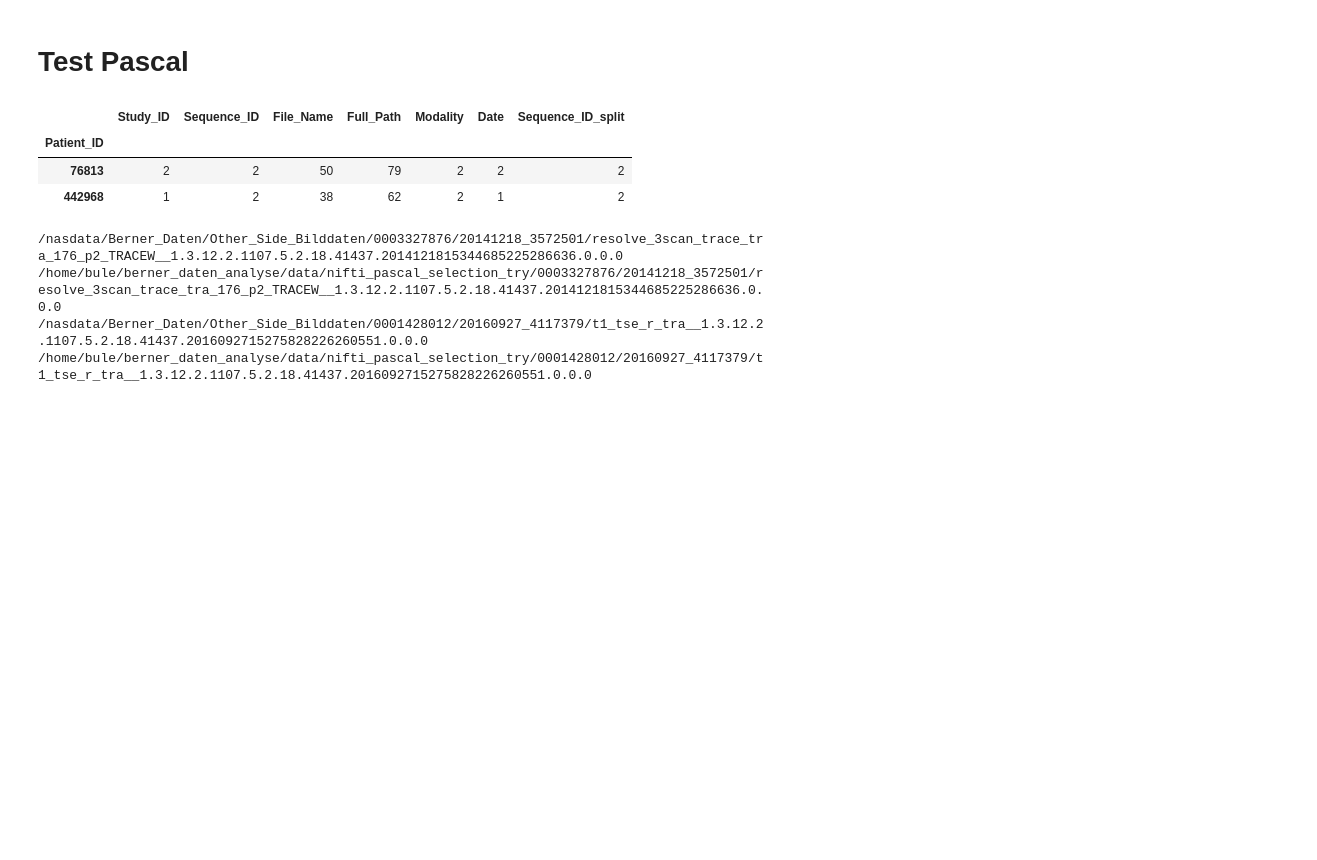
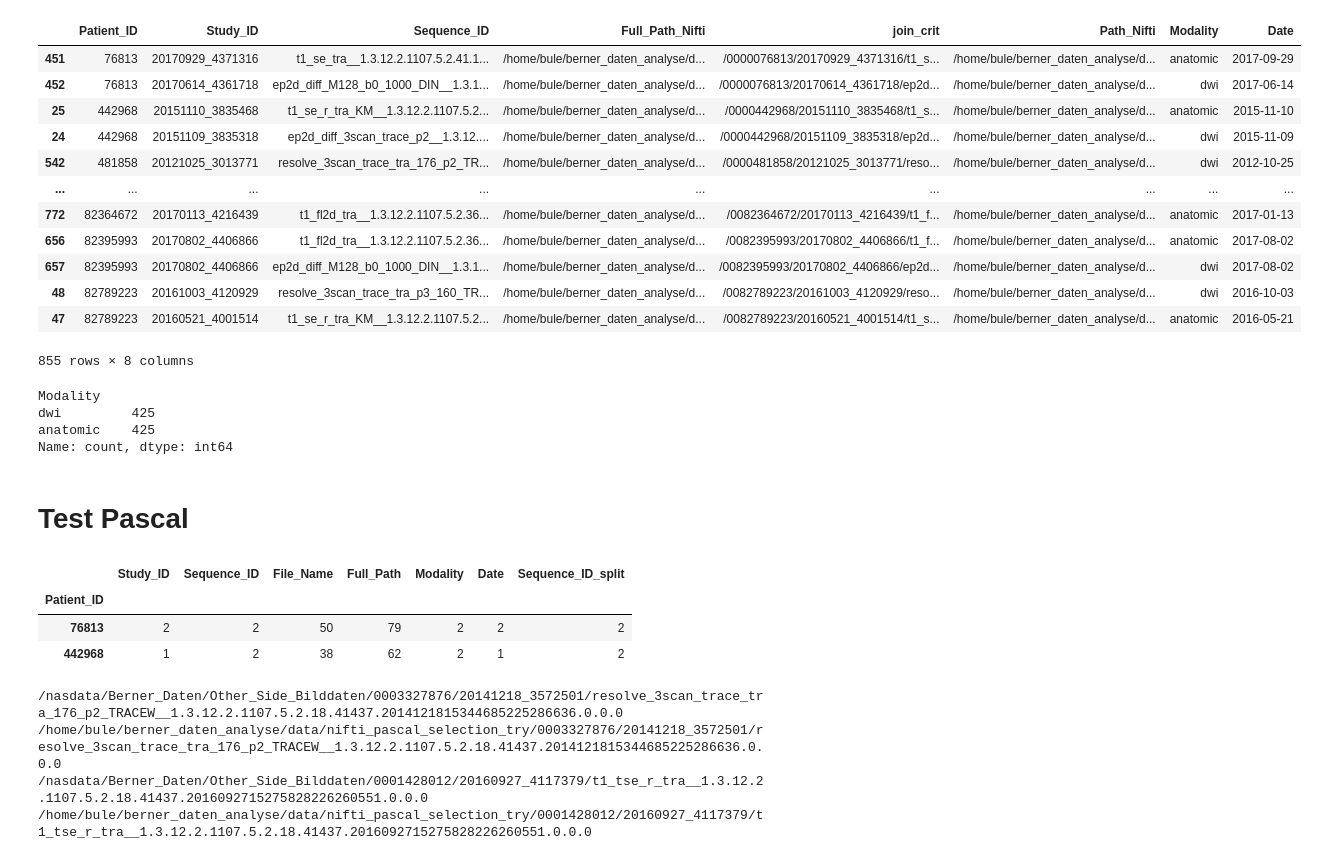
Before and after one commit to buehlpa/berne-cohort-data-pipeline, a Jupyter notebook: 2_1_inspect_niftis.ipynb, the cells around one changed output. Drawn from its saved outputs; the diff is of its cells as text; code cells hidden in the pictures; blank space fills up the shorter version.

Commit message:
new selection , mergefiles, created skullstripping for 450 pats

```diff
--- a/2_1_inspect_niftis.ipynb
+++ b/2_1_inspect_niftis.ipynb
@@ -15,5 +15,5 @@ from utils.selection import select_modalities
 # Project data path
 ANALYSIS_PATH='/home/bule/berner_daten_analyse/data'
 APP_DATA_PATH = '/home/bule/berner_daten_analyse/apps/app_manual_preselection'
-NII_TARGET_PATH = '/home/bule/berner_daten_analyse/data/nifti_pascal_selection_try'
-LOG_PATH = os.path.join(NII_TARGET_PATH, 'conversion_errors_pascal_selection.log')
+NII_TARGET_PATH = '/home/bule/berner_daten_analyse/data/nifti_third_try'
+LOG_PATH = os.path.join(NII_TARGET_PATH, 'conversion_errors_selection.log')
@@ -19,0 +22,7 @@ LOG_PATH = os.path.join(NII_TARGET_PATH, 'conversion_errors_pascal_selection.log
+# %%
+dwi_t1_df_3=pd.read_csv(os.path.join(ANALYSIS_PATH,"dwi_t1_df_merged.csv"))
+dwi_t1_df_3.sort_values(by='Patient_ID',inplace=True)
+dwi_t1_df_3.head()
+len(dwi_t1_df_3)
+
+dwi_t1_df_3.groupby('Patient_ID').nunique().head()
@@ -19,0 +74,20 @@ LOG_PATH = os.path.join(NII_TARGET_PATH, 'conversion_errors_pascal_selection.log
+# %%
+# check for duplicated  select all created niftis -> some didnt work
+data=[]
+for path in all_niftis:
+    patient_id = int(path.split("/")[6])
+    study_id = path.split("/")[7]
+    sequence_id = path.split("/")[8]
+    full_path = path
+    data.append({'Patient_ID':patient_id, 'Study_ID':study_id,'Sequence_ID':sequence_id ,'Full_Path_Nifti':full_path})
+
+nii_df=pd.DataFrame(data)
+nii_df['join_crit']=[ os.path.join('/',*path.split('/')[6:-1]) for path in nii_df['Full_Path_Nifti']]
+nii_df=nii_df.merge(df_modality, on='join_crit', how='left')
+
+# len(nii_df[['Sequence_ID','Study_ID']].unique())
+duplicates = nii_df[nii_df.duplicated(subset=['Study_ID', 'Sequence_ID'], keep=False)]
+print(duplicates.head(1))
+
+nii_df.drop_duplicates(subset=['Sequence_ID'], keep='first', inplace=True)
+nii_df.info()
@@ -19,0 +112,31 @@ LOG_PATH = os.path.join(NII_TARGET_PATH, 'conversion_errors_pascal_selection.log
+# %%
+nii_df = nii_df.sort_values(by='Patient_ID')
+nii_df['Date'] = nii_df['Study_ID'].str[:8].apply(lambda x: datetime.strptime(x, '%Y%m%d').strftime('%Y-%m-%d'))
+nii_df
+# %% [output]
+|  | Patient_ID | Study_ID | Sequence_ID | Full_Path_Nifti | join_crit | Path_Nifti | Modality | Date |
+| 451 | 76813 | 20170929_4371316 | t1_se_tra__1.3.12.2.1107.5.2.41.1... | /home/bule/berner_daten_analyse/d... | /0000076813/20170929_4371316/t1_s... | /home/bule/berner_daten_analyse/d... | anatomic | 2017-09-29 |
+| 452 | 76813 | 20170614_4361718 | ep2d_diff_M128_b0_1000_DIN__1.3.1... | /home/bule/berner_daten_analyse/d... | /0000076813/20170614_4361718/ep2d... | /home/bule/berner_daten_analyse/d... | dwi | 2017-06-14 |
+| 25 | 442968 | 20151110_3835468 | t1_se_r_tra_KM__1.3.12.2.1107.5.2... | /home/bule/berner_daten_analyse/d... | /0000442968/20151110_3835468/t1_s... | /home/bule/berner_daten_analyse/d... | anatomic | 2015-11-10 |
+| 24 | 442968 | 20151109_3835318 | ep2d_diff_3scan_trace_p2__1.3.12.... | /home/bule/berner_daten_analyse/d... | /0000442968/20151109_3835318/ep2d... | /home/bule/berner_daten_analyse/d... | dwi | 2015-11-09 |
+| 542 | 481858 | 20121025_3013771 | resolve_3scan_trace_tra_176_p2_TR... | /home/bule/berner_daten_analyse/d... | /0000481858/20121025_3013771/reso... | /home/bule/berner_daten_analyse/d... | dwi | 2012-10-25 |
+| ... | ... | ... | ... | ... | ... | ... | ... | ... |
+| 772 | 82364672 | 20170113_4216439 | t1_fl2d_tra__1.3.12.2.1107.5.2.36... | /home/bule/berner_daten_analyse/d... | /0082364672/20170113_4216439/t1_f... | /home/bule/berner_daten_analyse/d... | anatomic | 2017-01-13 |
+| 656 | 82395993 | 20170802_4406866 | t1_fl2d_tra__1.3.12.2.1107.5.2.36... | /home/bule/berner_daten_analyse/d... | /0082395993/20170802_4406866/t1_f... | /home/bule/berner_daten_analyse/d... | anatomic | 2017-08-02 |
+| 657 | 82395993 | 20170802_4406866 | ep2d_diff_M128_b0_1000_DIN__1.3.1... | /home/bule/berner_daten_analyse/d... | /0082395993/20170802_4406866/ep2d... | /home/bule/berner_daten_analyse/d... | dwi | 2017-08-02 |
+| 48 | 82789223 | 20161003_4120929 | resolve_3scan_trace_tra_p3_160_TR... | /home/bule/berner_daten_analyse/d... | /0082789223/20161003_4120929/reso... | /home/bule/berner_daten_analyse/d... | dwi | 2016-10-03 |
+| 47 | 82789223 | 20160521_4001514 | t1_se_r_tra_KM__1.3.12.2.1107.5.2... | /home/bule/berner_daten_analyse/d... | /0082789223/20160521_4001514/t1_s... | /home/bule/berner_daten_analyse/d... | anatomic | 2016-05-21 |
+855 rows × 8 columns
+# %%
+## save to df for skullstripping 2 sequences per patient
+nii_df = nii_df.sort_values(by='Patient_ID')
+nii_df['Date'] = nii_df['Study_ID'].str[:8].apply(lambda x: datetime.strptime(x, '%Y%m%d').strftime('%Y-%m-%d'))
+
+only_two_df = nii_df.groupby('Patient_ID', group_keys=False).apply(select_modalities)
+only_two_df.reset_index(drop=True, inplace=True)
+only_two_df['Modality'].value_counts()
+# %% [output]
+Modality
+dwi         425
+anatomic    425
+Name: count, dtype: int64
```
Also changed, not shown: parts of 8 cells of this notebook, 14 other files.
